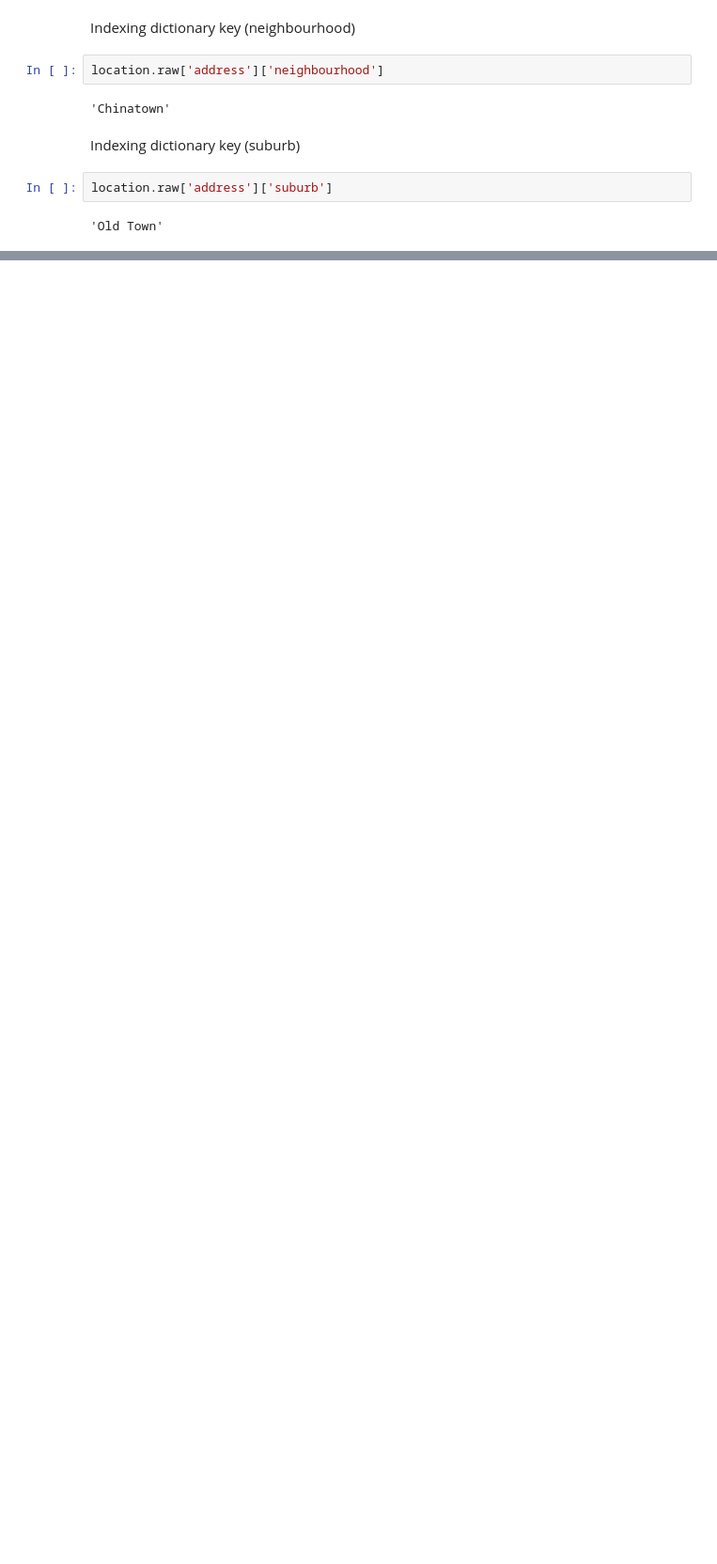
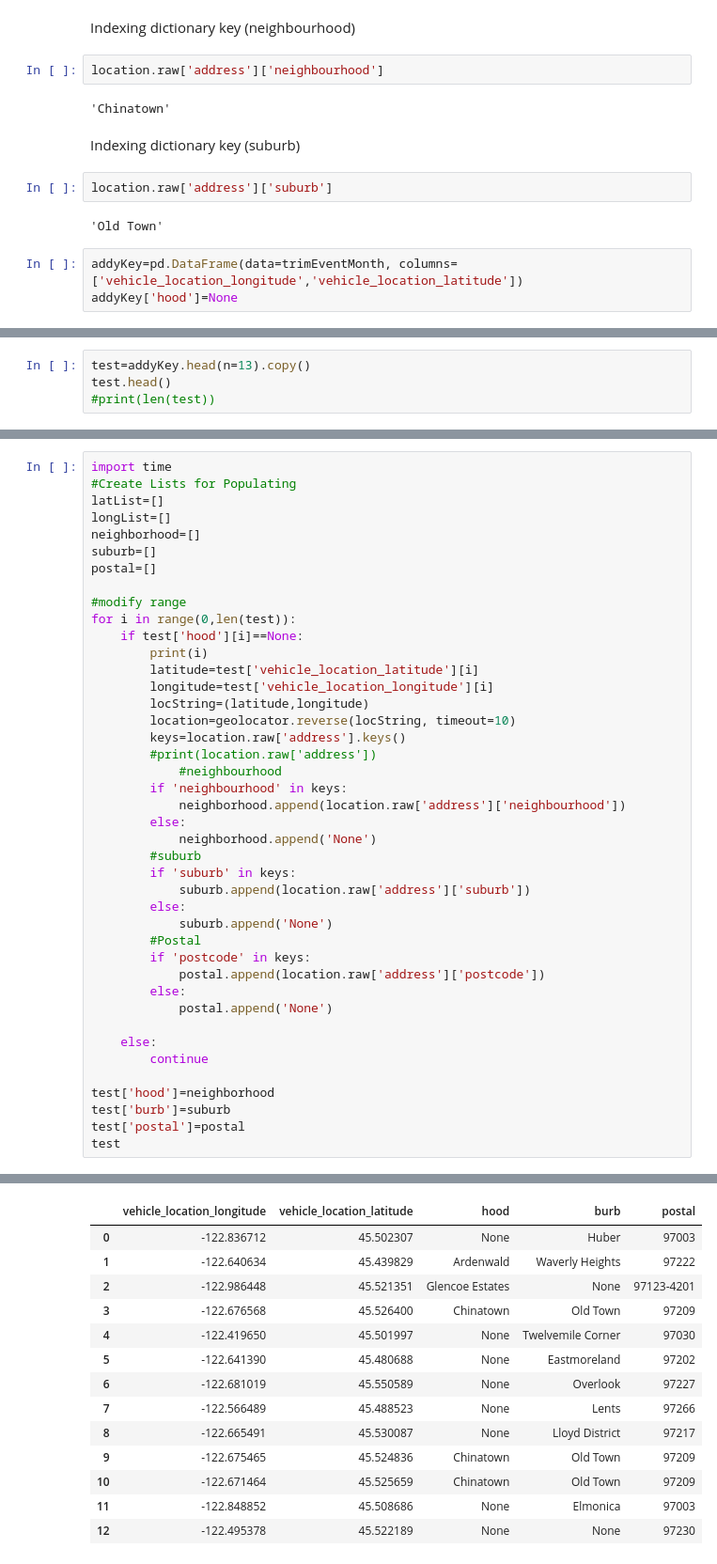
Before and after one commit to pmleffers/Trimet, a Jupyter notebook: Trimet Project.ipynb, the cells around one changed output, grey strips where cells are left out. Shown at 94% size. Saved outputs shown, nothing was run; the diff lists cells and outputs as text; blank space fills up the shorter version.

```diff
--- a/Trimet Project.ipynb
+++ b/Trimet Project.ipynb
@@ -202,3 +202,6 @@ Indexing dictionary key (suburb)
 location.raw['address']['suburb']
 # %% [output]
 'Old Town'
+# %%
+addyKey=pd.DataFrame(data=trimEventMonth, columns=['vehicle_location_longitude','vehicle_location_latitude'])
+addyKey['hood']=None
@@ -204,0 +215,4 @@ location.raw['address']['suburb']
+# %%
+test=addyKey.head(n=13).copy()
+test.head()
+#print(len(test))
@@ -204,0 +226,43 @@ location.raw['address']['suburb']
+# %%
+import time
+#Create Lists for Populating
+latList=[]
+longList=[]
+neighborhood=[]
+suburb=[]
+postal=[]
+
+#modify range
+for i in range(0,len(test)):
+    if test['hood'][i]==None:
+        print(i)
+        latitude=test['vehicle_location_latitude'][i]
+        longitude=test['vehicle_location_longitude'][i]
+        locString=(latitude,longitude)
+        location=geolocator.reverse(locString, timeout=10)
+        keys=location.raw['address'].keys()
+        #print(location.raw['address'])
+            #neighbourhood
+        if 'neighbourhood' in keys:
+            neighborhood.append(location.raw['address']['neighbourhood'])
+        else:
+            neighborhood.append('None')
+        #suburb
+        if 'suburb' in keys:
+            suburb.append(location.raw['address']['suburb'])
+        else:
+            suburb.append('None')
+        #Postal
+        if 'postcode' in keys:
+            postal.append(location.raw['address']['postcode'])
+        else:
+            postal.append('None')
+
+    else:
+        continue
+
+test['hood']=neighborhood
+test['burb']=suburb
+test['postal']=postal
+test
+# %% [output]
@@ -204,0 +282,14 @@ location.raw['address']['suburb']
+|  | vehicle_location_longitude | vehicle_location_latitude | hood | burb | postal |
+| 0 | -122.836712 | 45.502307 | None | Huber | 97003 |
+| 1 | -122.640634 | 45.439829 | Ardenwald | Waverly Heights | 97222 |
+| 2 | -122.986448 | 45.521351 | Glencoe Estates | None | 97123-4201 |
+| 3 | -122.676568 | 45.526400 | Chinatown | Old Town | 97209 |
+| 4 | -122.419650 | 45.501997 | None | Twelvemile Corner | 97030 |
+| 5 | -122.641390 | 45.480688 | None | Eastmoreland | 97202 |
+| 6 | -122.681019 | 45.550589 | None | Overlook | 97227 |
+| 7 | -122.566489 | 45.488523 | None | Lents | 97266 |
+| 8 | -122.665491 | 45.530087 | None | Lloyd District | 97217 |
+| 9 | -122.675465 | 45.524836 | Chinatown | Old Town | 97209 |
+| 10 | -122.671464 | 45.525659 | Chinatown | Old Town | 97209 |
+| 11 | -122.848852 | 45.508686 | None | Elmonica | 97003 |
+| 12 | -122.495378 | 45.522189 | None | None | 97230 |
```
Also changed, not shown: parts of 3 cells of this notebook.
